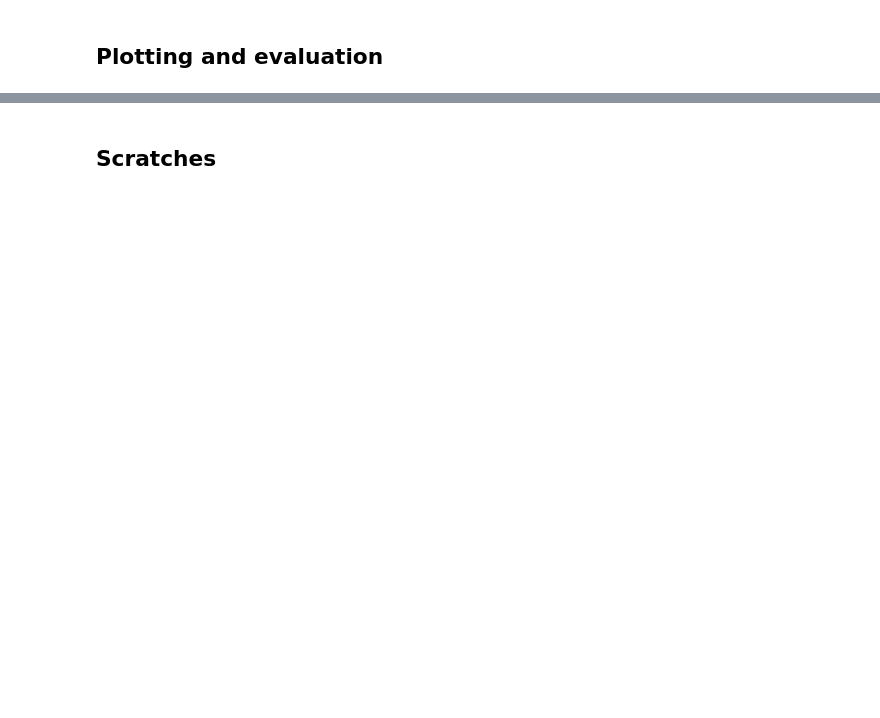
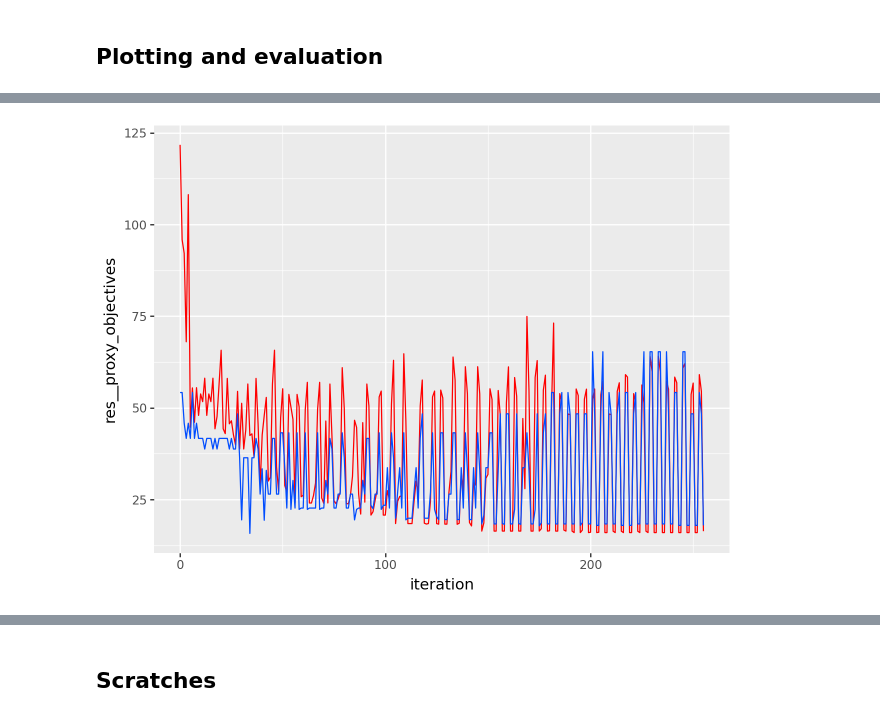
Before and after one commit to selting/CACT, a Jupyter notebook: src/CACT/new_experiments_evalution.ipynb, the cells around one changed output, grey strips where cells are left out. Saved outputs shown, nothing was run; the diff lists cells and outputs as text; code cells hidden in the pictures; blank space fills up the shorter version.

```diff
--- a/src/CACT/new_experiments_evalution.ipynb
+++ b/src/CACT/new_experiments_evalution.ipynb
@@ -12,5 +14,8 @@ import numpy as np
 # %% [markdown]
 ## Plotting and evaluation
 # %%
-df = pd.read_parquet('data/experiments/new_experiments/new_experiments_2026-05-26T20:07:37.parquet')
+path = 'data/experiments/new_experiments/new_experiments_2026-05-26T20:07:37.parquet'
+q = pl.scan_parquet(path)
+schema = pl.read_parquet_schema(path)
+schema
 # %% [output]
@@ -29,0 +56,18 @@ df = pd.read_parquet('data/experiments/new_experiments/new_experiments_2026-05-2
+# %%
+# 1. Create a matching list of iteration indices [0, 1, 2... N] for each row
+tidy_lazy = q.with_columns(
+    pl.int_ranges(0, pl.col("res__proxy_objectives").list.len()).alias("iteration")
+)
+
+# 2. Explode all three list columns in parallel (vertically)
+tidy_lazy = tidy_lazy.explode([
+    "iteration",
+    "res__proxy_objectives",
+    "res__true_objectives"
+])
+
+# 3. Unnest the struct column to make the true metrics top-level columns
+df_tidy = tidy_lazy.unnest("res__true_objectives").collect()
+
+# Look at the result
+print(df_tidy.head())
@@ -29,0 +92,12 @@ df = pd.read_parquet('data/experiments/new_experiments/new_experiments_2026-05-2
+# %%
+p = (
+    p9.ggplot(
+        df_tidy.filter(pl.col("meta__trial_index") == 0),
+        p9.aes(x="iteration"),
+    )
+    + p9.geom_line(mapping=p9.aes(y="res__proxy_objectives"), color='#ff0000')
+    + p9.geom_line(mapping=p9.aes(y="my_hausdorff_distance"),  color='#004cff')
+)
+p
+# %% [output]
+[figure, added]
```
Also changed, not shown: parts of 15 cells of this notebook, 9 other files.
